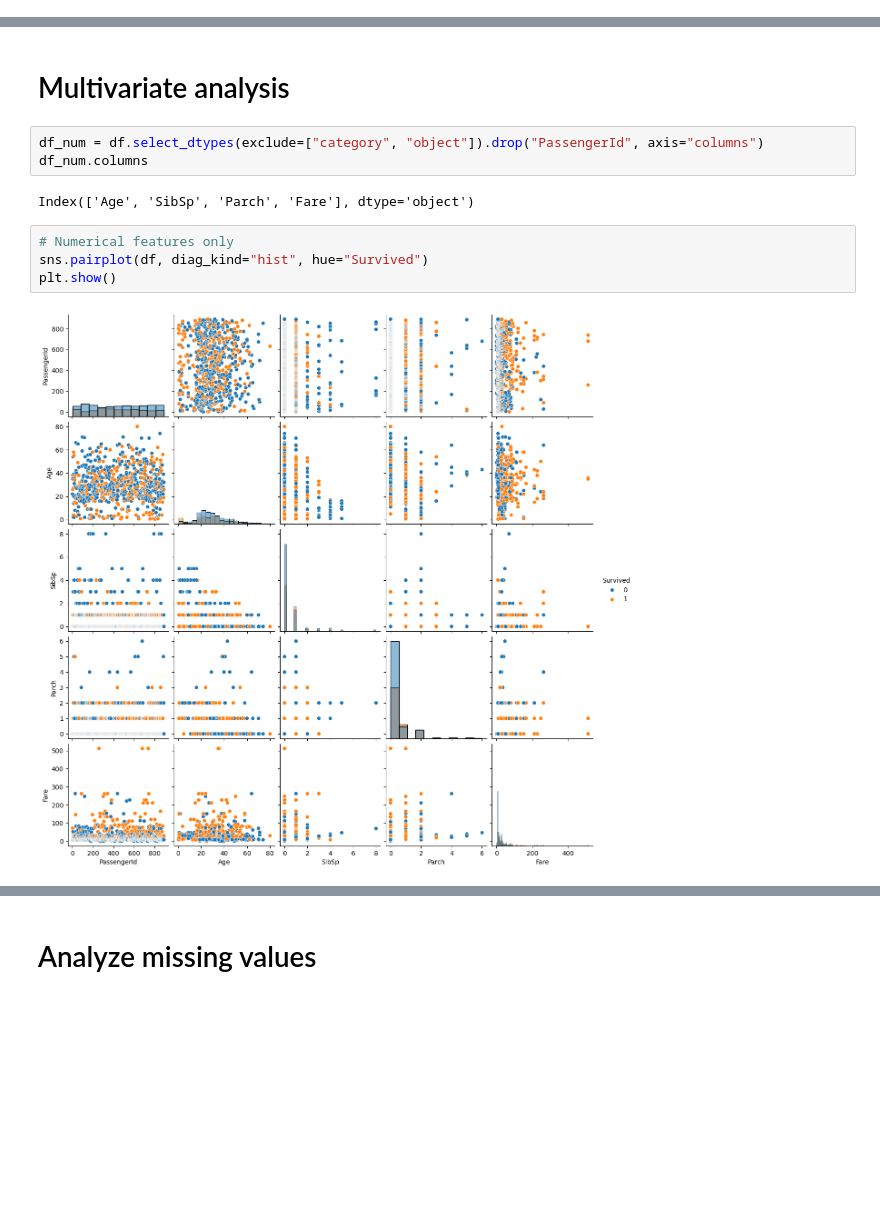
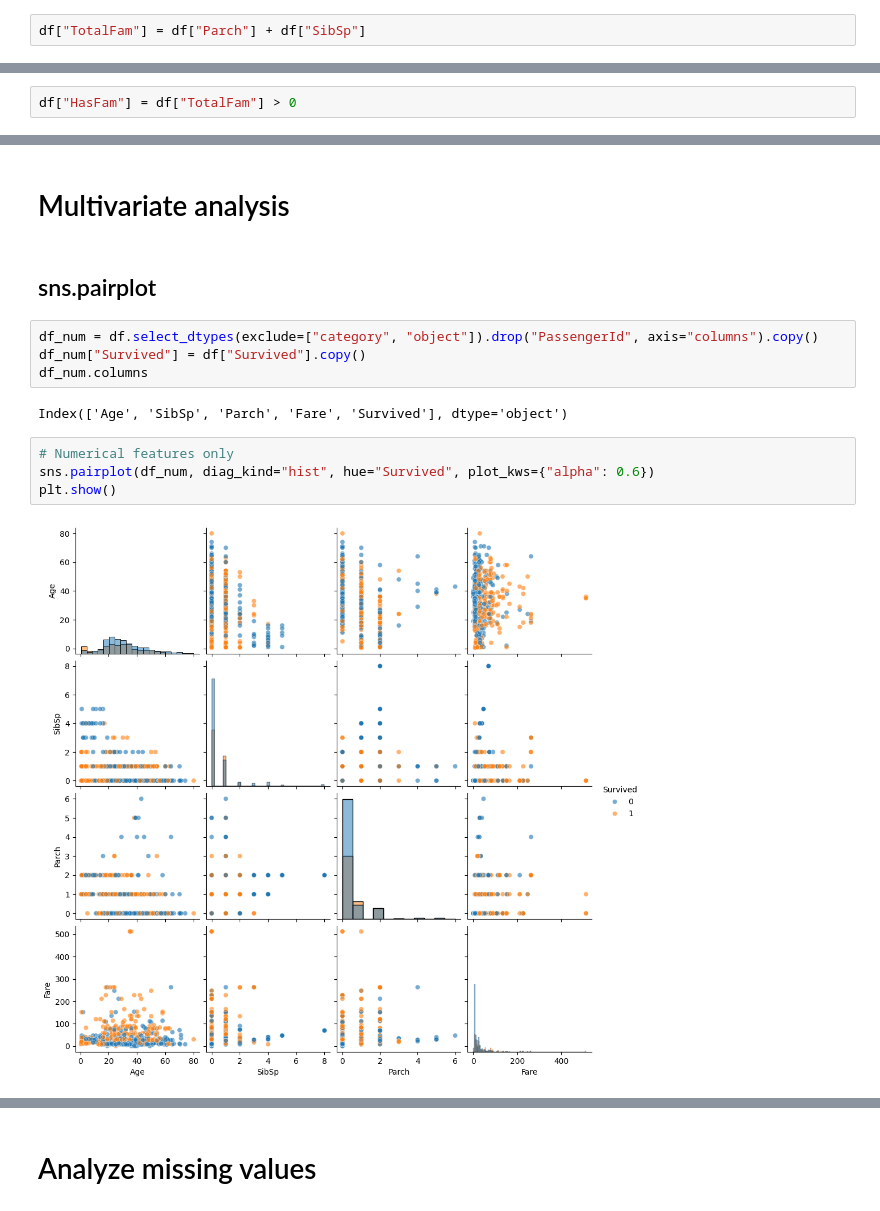
Before and after one commit to rfdspeng/ml_ai_portfolio, a Jupyter notebook: notes/example_code/titanic.ipynb, the cells around one changed output, grey strips where cells are left out. Saved outputs shown, nothing was run; the diff lists cells and outputs as text; blank space fills up the shorter version.

```diff
--- a/notes/example_code/titanic.ipynb
+++ b/notes/example_code/titanic.ipynb
@@ -111,0 +139,2 @@ for col in df_num.columns:
+# %%
+df["TotalFam"] = df["Parch"] + df["SibSp"]
@@ -111,0 +151,2 @@ for col in df_num.columns:
+# %%
+df["HasFam"] = df["TotalFam"] > 0
@@ -130,14 +194,17 @@ for col in df_cat.columns:
 [figure]
 # %% [markdown]
 # Multivariate analysis
+# %% [markdown]
+## sns.pairplot
 # %%
-df_num = df.select_dtypes(exclude=["category", "object"]).drop("PassengerId", axis="columns")
+df_num = df.select_dtypes(exclude=["category", "object"]).drop("PassengerId", axis="columns").copy()
+df_num["Survived"] = df["Survived"].copy()
 df_num.columns
 # %% [output]
-Index(['Age', 'SibSp', 'Parch', 'Fare'], dtype='object')
+Index(['Age', 'SibSp', 'Parch', 'Fare', 'Survived'], dtype='object')
 # %%
 # Numerical features only
-sns.pairplot(df, diag_kind="hist", hue="Survived")
+sns.pairplot(df_num, diag_kind="hist", hue="Survived", plot_kws={"alpha": 0.6})
 plt.show()
 # %% [output]
-[figure, old version]
+[figure, new version]
```
Also changed, not shown: parts of 15 cells of this notebook, 4 other files.
